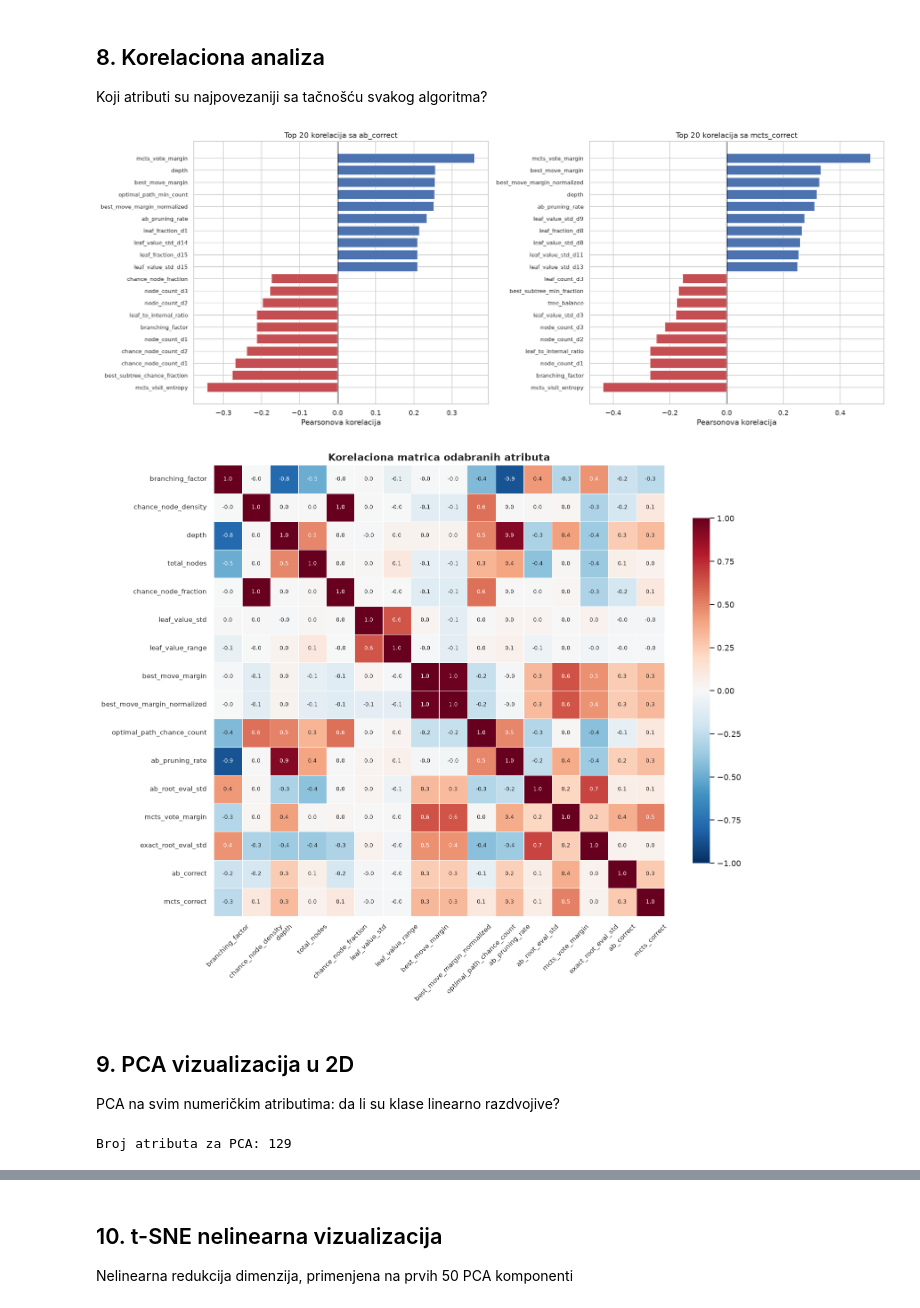
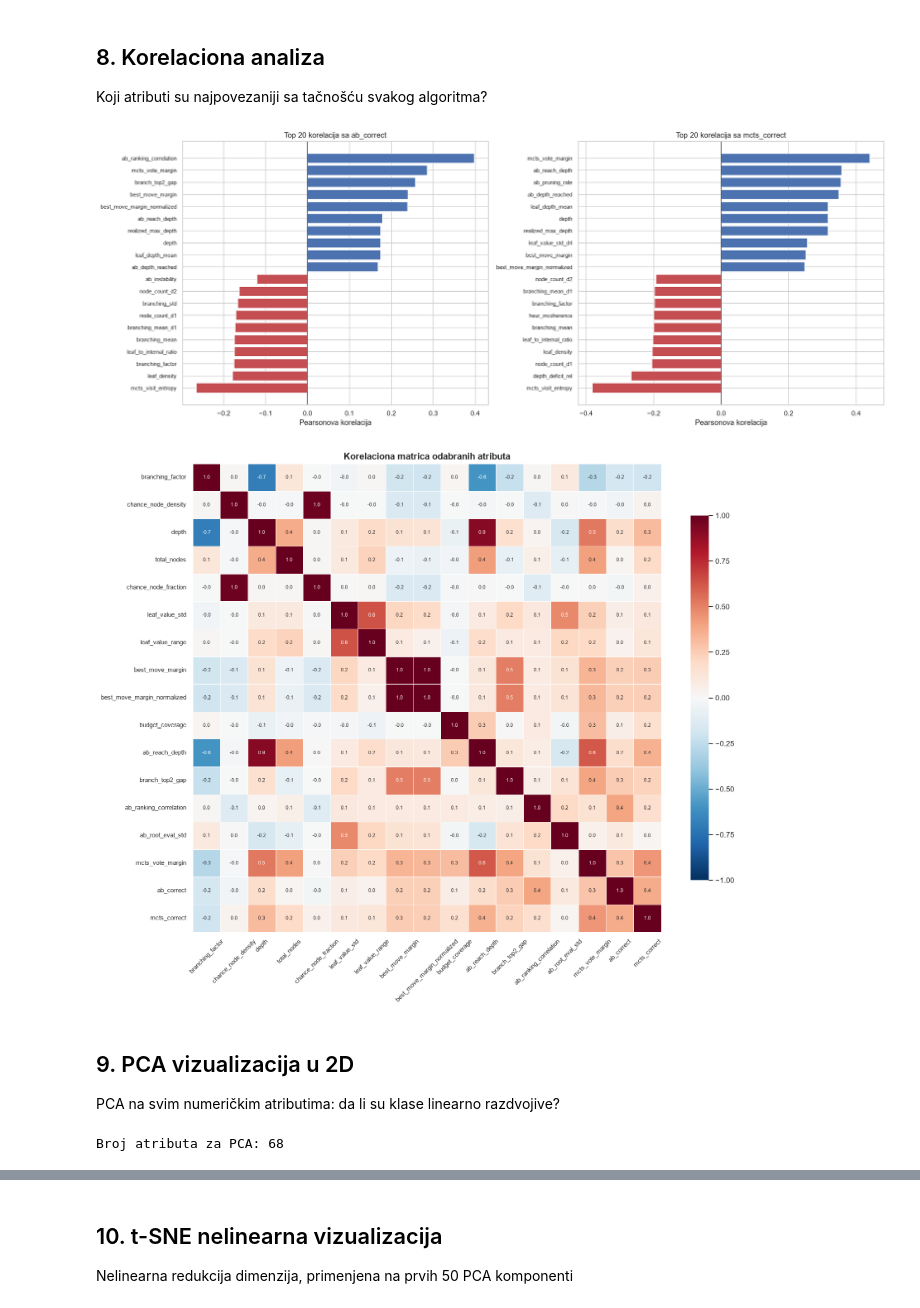
Before and after one commit to andja45/game-tree-algorithm-selection, a Jupyter notebook: notebooks/01_eda.ipynb, the cells around one changed output, grey strips where cells are left out. Cells and saved outputs as stored; diff of their text form; code cells hidden in the pictures.

```diff
--- a/notebooks/01_eda.ipynb
+++ b/notebooks/01_eda.ipynb
@@ -23,6 +23,6 @@ from theme import *
 # %%
 Path("../plots/eda").mkdir(parents=True, exist_ok=True)
 # %%
-df = pd.read_csv("../data/trees.csv")
+df = pd.read_csv("../data/trees10.csv")
 df.head()
 # %% [output]
@@ -236,8 +287,10 @@ plt.show()
 
 Koji atributi su najpovezaniji sa tačnošću svakog algoritma?
 # %%
-TARGETS_SKIP = {"ab_correct", "mcts_correct", "is_contested",
-                "mcts_iterations", "mcts_exploration_constant"}
+TARGETS_SKIP = {
+    "ab_correct", "mcts_correct", "mcts_correct_rate", "is_contested",
+    "delta", "ab_regret", "mcts_regret",
+}
 
 feat_num = [c for c in df.select_dtypes("number").columns
             if c not in TARGETS_SKIP and df[c].std() > 0]
@@ -260,52 +313,64 @@ for ax, target in zip(axes, targets):
     ax.set_xlabel("Pearsonova korelacija")
 
 plt.tight_layout()
-plt.savefig("../plots/eda/korelacija_ab_mcts.png", bbox_inches="tight")
+plt.savefig("../plots/eda/07_ab_mcts_correlation.png", bbox_inches="tight")
 plt.show()
 # %% [output]
-[figure, old version]
+[figure, new version]
 # %%
 selected = [
     "branching_factor", "chance_node_density", "depth",
     "total_nodes", "chance_node_fraction", "leaf_value_std", "leaf_value_range",
     "best_move_margin", "best_move_margin_normalized",
-    "optimal_path_chance_count",
-    "ab_pruning_rate", "ab_root_eval_std",
-    "mcts_vote_margin", "exact_root_eval_std",
+    "budget_coverage", "ab_reach_depth", "branch_top2_gap",
+    "ab_ranking_correlation", "ab_root_eval_std", "mcts_vote_margin",
     "ab_correct", "mcts_correct"
 ]
 
-fig, ax = plt.subplots(figsize=(13, 11))
+
+fig, ax = plt.subplots(figsize=(14, 12))
 sns.heatmap(
     df[selected].corr(), ax=ax,
     cmap="RdBu_r", center=0, vmin=-1, vmax=1,
     annot=True, fmt=".1f", annot_kws={"size": 7},
     linewidths=0.3, linecolor="white",
     square=True, cbar_kws={"shrink": 0.7}
 )
 ax.set_title("Korelaciona matrica odabranih atributa", fontsize=13, fontweight="bold")
 ax.tick_params(axis="x", rotation=45, labelsize=9)
 ax.tick_params(axis="y", rotation=0, labelsize=9)
 plt.tight_layout()
-plt.savefig("../plots/eda/korelaciona_matrica.png", bbox_inches="tight")
+plt.savefig("../plots/eda/08_correlation_matrix.png", bbox_inches="tight")
 plt.show()
 # %% [output]
-[figure, old version]
+[figure, new version]
 # %% [markdown]
 ## 9. PCA vizualizacija u 2D
 
 PCA na svim numeričkim atributima: da li su klase linearno razdvojive?
 # %%
-skip = ["which_algo", "ab_correct", "mcts_correct", "is_contested", "margin_category",
-        "mcts_iterations", "mcts_exploration_constant"] # preskacemo i hiperparametre algoritama
-X = df.drop(columns=skip).select_dtypes("number")
+TARGETS = {
+    "which_algo", "which_better", "margin_category",
+    "ab_correct", "mcts_correct", "mcts_correct_rate", "is_contested",
+    "delta", "ab_regret", "mcts_regret",
+}
+BEHAVIORAL = {
+    "ab_nodes_visited", "ab_pruning_rate", "ab_root_eval_std",
+    "ab_instability", "ab_depth_reached", "ab_ranking_correlation",
+    "mcts_visit_entropy", "mcts_vote_margin", "mcts_best_value_estimate",
+    "exact_best_value", "exact_second_best_value",
+    "best_move_margin", "best_move_margin_normalized",
+}
+
+num_cols = set(df.select_dtypes("number").columns)
+X = df[sorted(num_cols - TARGETS - BEHAVIORAL, key=list(df.columns).index)]
 
 scaler = StandardScaler()
 X_sc = scaler.fit_transform(X)
 
 print(f"Broj atributa za PCA: {X.shape[1]}")
 # %% [output]
-Broj atributa za PCA: 129
+Broj atributa za PCA: 68
 # %%
 pca = PCA(n_components=2, random_state=42)
 X_pca = pca.fit_transform(X_sc)
```
Also changed, not shown: parts of 19 cells of this notebook, 4 other files.
